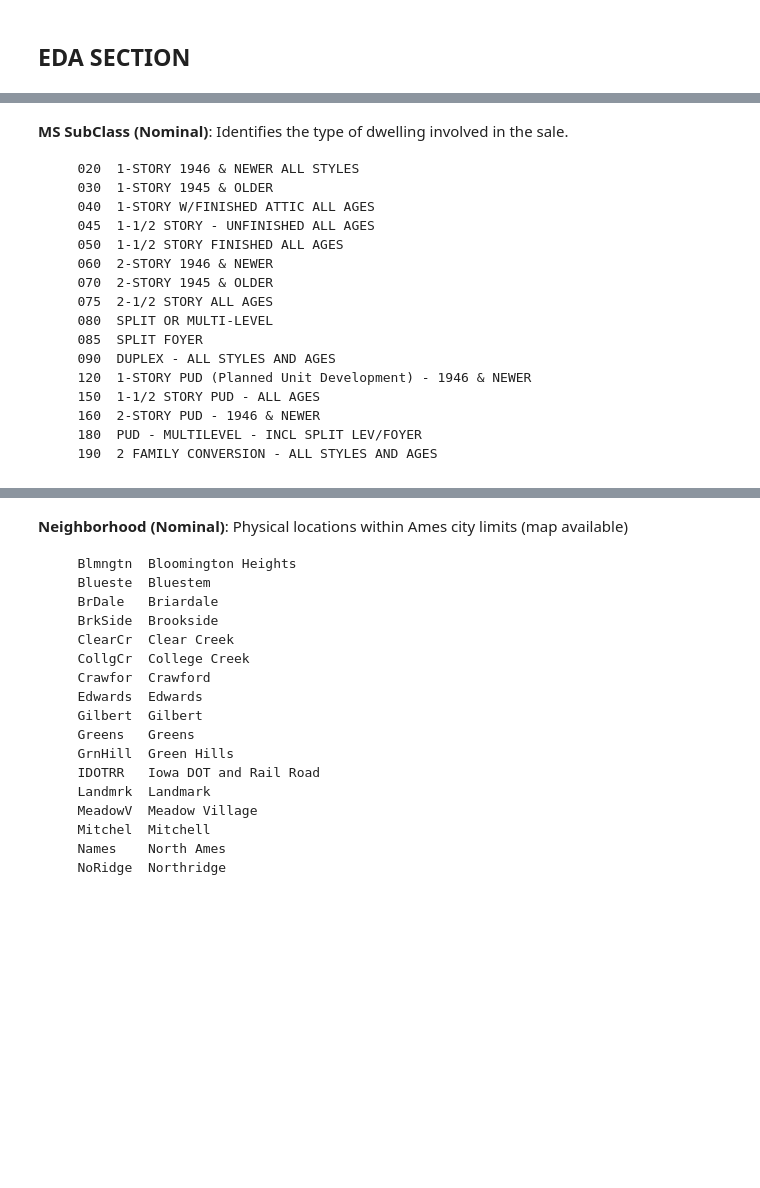
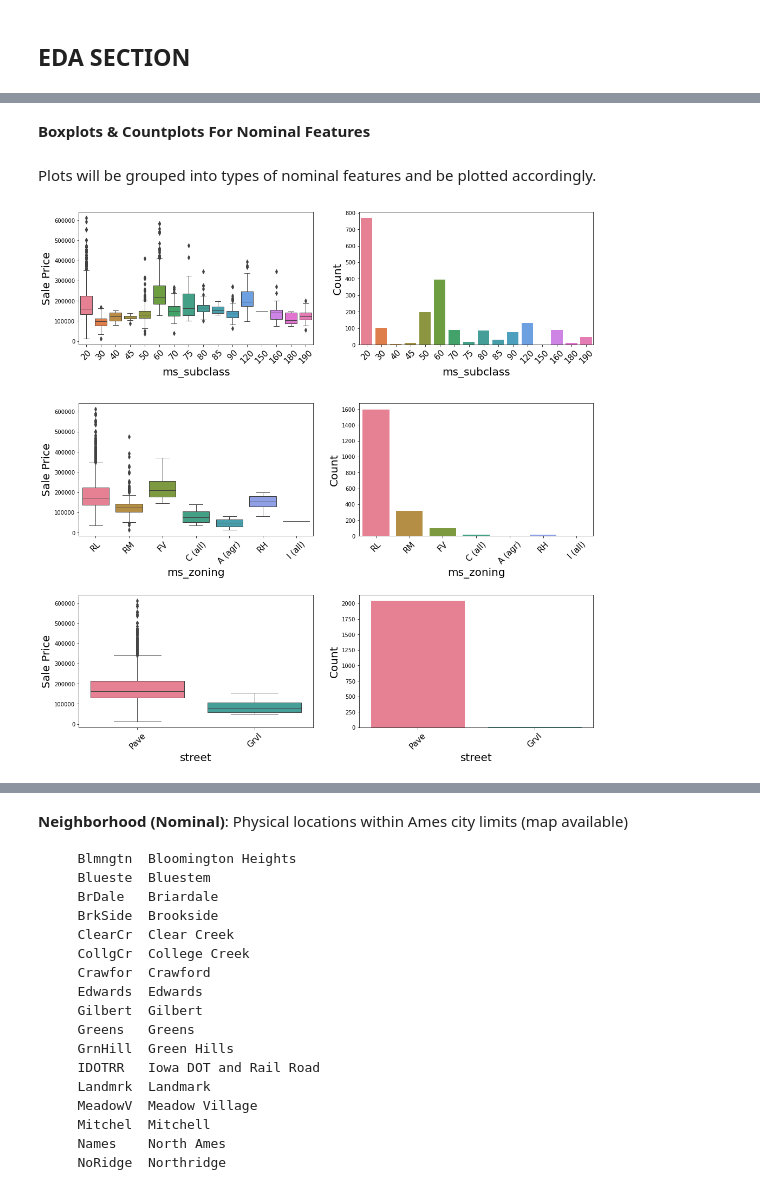
Before and after one commit to lynetteln/general-assembly-projects, a Jupyter notebook: project_2/proj 2-1.ipynb, the cells around one changed output, grey strips where cells are left out. Drawn from its saved outputs; the diff is of its cells as text; code cells hidden in the pictures; blank space fills up the shorter version.

```diff
--- a/project_2/proj 2-1.ipynb
+++ b/project_2/proj 2-1.ipynb
@@ -419,19 +450,0 @@ train.shape
-# %% [markdown]
-**MS SubClass (Nominal)**: Identifies the type of dwelling involved in the sale.
-
-       020	1-STORY 1946 & NEWER ALL STYLES
-       030	1-STORY 1945 & OLDER
-       040	1-STORY W/FINISHED ATTIC ALL AGES
-       045	1-1/2 STORY - UNFINISHED ALL AGES
-       050	1-1/2 STORY FINISHED ALL AGES
-       060	2-STORY 1946 & NEWER
-       070	2-STORY 1945 & OLDER
-       075	2-1/2 STORY ALL AGES
-       080	SPLIT OR MULTI-LEVEL
-       085	SPLIT FOYER
-       090	DUPLEX - ALL STYLES AND AGES
-       120	1-STORY PUD (Planned Unit Development) - 1946 & NEWER
-       150	1-1/2 STORY PUD - ALL AGES
-       160	2-STORY PUD - 1946 & NEWER
-       180	PUD - MULTILEVEL - INCL SPLIT LEV/FOYER
-       190	2 FAMILY CONVERSION - ALL STYLES AND AGES
@@ -444,0 +451,45 @@ train.shape
+# %% [markdown]
+**Boxplots & Countplots For Nominal Features**
+# %% [markdown]
+Plots will be grouped into types of nominal features and be plotted accordingly.
+# %%
+def subplot_boxcountplot(dataframe, list_of_features, figsize=(20,10)):
+    fig, ax = plt.subplots(nrows=len(list_of_features),
+                           ncols=2,
+                           figsize=figsize)
+    ax=ax.ravel()
+
+    for i, feature in enumerate(list_of_features):
+        # left col: boxplot
+        sns.boxplot(
+            ax=ax[2*i],
+            data=dataframe,
+            x=feature,
+            y='saleprice',
+            orient='v',
+            linewidth=1,
+            palette='husl'
+        );
+        ax[2*i].set_xticklabels(ax[2*i].get_xticklabels(),rotation=45, size=15)
+        ax[2*i].set_xlabel(feature, fontsize = 20)
+        ax[2*i].set_ylabel('Sale Price', fontsize = 20)
+
+        # right col: countplot
+        sns.countplot(x=feature,
+                      ax=ax[2*i+1],
+                      data=dataframe,
+                      palette='husl',
+                     );
+
+        ax[2*i+1].set_xticklabels(ax[2*i+1].get_xticklabels(),rotation=45, size=15)
+        ax[2*i+1].set_xlabel(feature, fontsize = 20)
+        ax[2*i+1].set_ylabel("Count", fontsize = 20)
+        fig.tight_layout(pad=3.0)
+
+    return fig,ax
+# %%
+features_list1 = ['ms_subclass','ms_zoning','street']
+
+subplot_boxcountplot(train, features_list1, figsize=(15,15));
+# %% [output]
+[figure, added]
```
Also changed, not shown: parts of 64 cells of this notebook, 2 other files.
